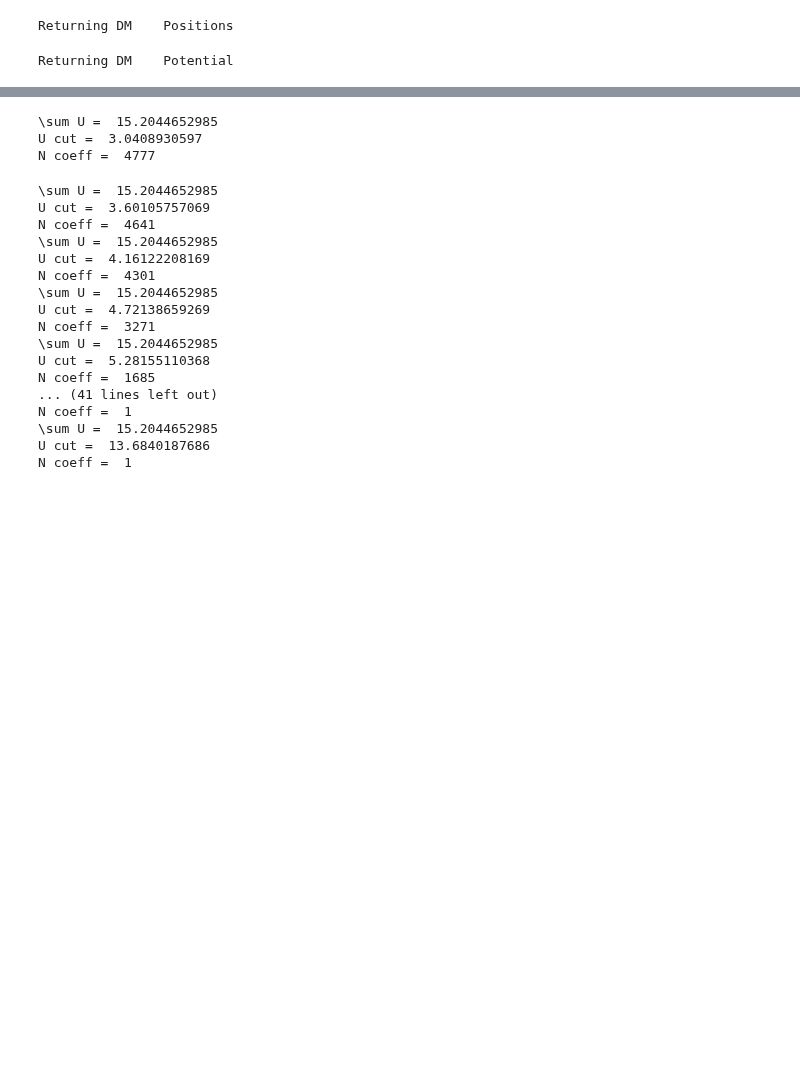
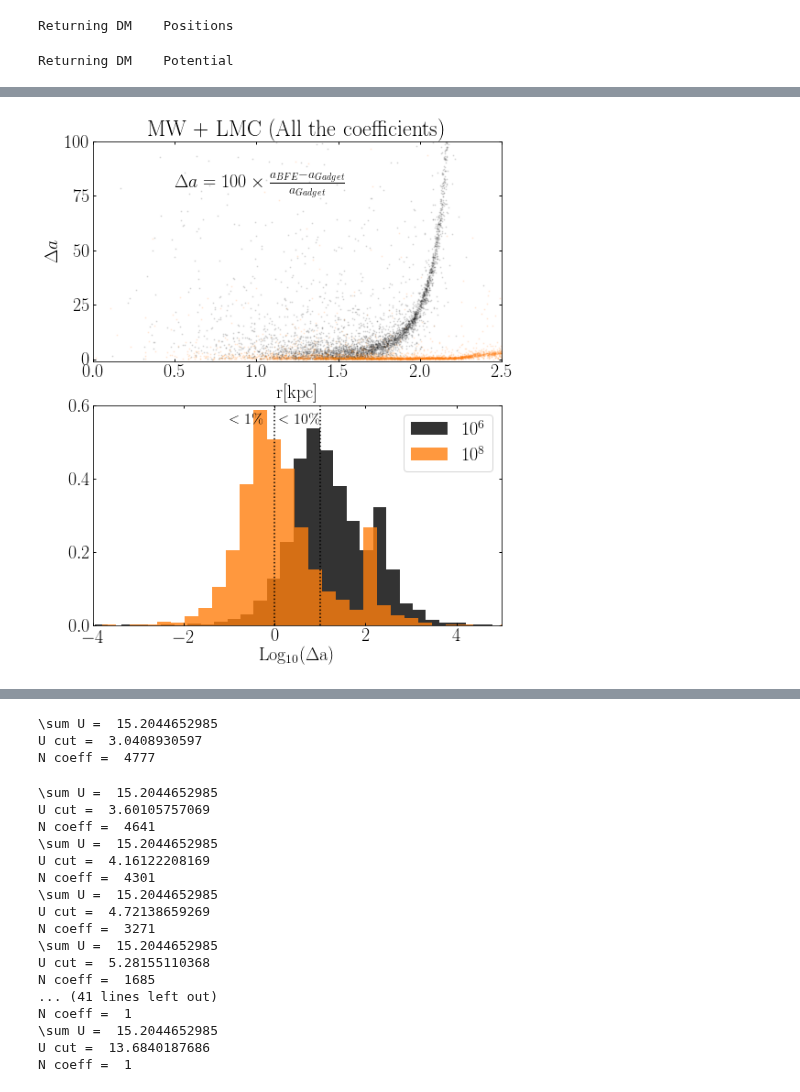
Before and after one commit to jngaravitoc/MW-LMC-SCF, a Jupyter notebook: code/BFE_mwlmc_potential.ipynb, the cells around one changed output, grey strips where cells are left out. Cells and saved outputs as stored; diff of their text form; code cells hidden in the pictures; blank space fills up the shorter version.

Commit message:
mainly acceleration analysis

```diff
--- a/code/BFE_mwlmc_potential.ipynb
+++ b/code/BFE_mwlmc_potential.ipynb
@@ -165,0 +147,2 @@ array([-55686.5390625, -44283.609375 ,  44831.1953125], dtype=float32)
+# %%
+N_rand1 = np.random.randint(0, len(pos_mwlmc5_b1_1e6), 5000)
@@ -165,0 +151,2 @@ array([-55686.5390625, -44283.609375 ,  44831.1953125], dtype=float32)
+# %%
+a_mwlmc_biff_1e6 = biff.gradient(pos_mwlmc5_b1_1e6[N_rand1], S_mwlmc1_6, T_mwlmc_1e6, G=G_gadget, M=1, r_s=r_s_sims)
@@ -198,0 +175,72 @@ for n in range(21):
+# %%
+r_sort = argsort(r_mwlmc5_b1_1e6[N_rand1])
+r_sort2 = argsort(r_mwlmc5_b1_1e8[N_rand2])
+
+figure(figsize=(8, 15))
+
+subplot(3, 1, 1)
+title('MW + LMC (All the coefficients)')
+
+scatter(np.log10(r_mwlmc5_b1_1e6[N_rand1][r_sort]), 100*np.abs(-a_mwlmc_biff_1e6[r_sort,0]-accel_mwlmc5_b1_1e6[N_rand1,0][r_sort])/np.abs(accel_mwlmc5_b1_1e6[N_rand1,0][r_sort]),
+         c='k', alpha=0.1, s=1)
+
+scatter(np.log10(r_mwlmc5_b1_1e8[N_rand2][r_sort2]), 100*np.abs(-a_mwlmc_biff_1e8[r_sort2,0]-acc_mwlmc5_b1_1e8[N_rand2,0][r_sort2])/np.abs(acc_mwlmc5_b1_1e8[N_rand2,0][r_sort2]),
+         c='C1', alpha=0.1, s=1)
+
+
+#scatter(np.log10(r_sims_1e7[N_rand_1e7][r_sort2]), 100*np.abs(-a_mwlmc_biff_1e7[r_sort2,0]-acc_gadget_1e7[N_rand_1e7,0][r_sort2])/np.abs(acc_gadget_1e7[N_rand_1e7,0][r_sort2]),
+#         c='C0', alpha=0.1, s=1)
+
+xlim(0, 2.5)
+ylim(-1, 100)
+
+ylabel('$\Delta a$')
+xlabel('r[kpc]')
+
+text(0.5, 75, r'$\Delta a = 100 \times \frac{a_{BFE} - a_{Gadget}}{a_{Gadget}}$')
+
+
+
+subplot(3, 1, 2)
+h = hist(np.log10(100*np.abs(-a_mwlmc_biff_1e6[r_sort,0]-accel_mwlmc5_b1_1e6[N_rand1,0][r_sort])/np.abs(accel_mwlmc5_b1_1e6[N_rand1,0][r_sort]))
+        , bins=30, color='k', alpha=0.8, label='$10^{6}$', normed=True)
+
+
+h = hist(np.log10(100*np.abs(-a_mwlmc_biff_1e8[r_sort2,0]-acc_mwlmc5_b1_1e8[N_rand2,0][r_sort2])/np.abs(acc_mwlmc5_b1_1e8[N_rand2,0][r_sort2]))
+        , bins=30, color='C1', alpha=0.8, label='$10^{8}$', normed=True)
+
+#h = hist(np.log10(100*np.abs(-a_mwlmc_biff_1e7[r_sort2,0]-acc_gadget_1e7[N_rand_1e7,0][r_sort2])/np.abs(acc_gadget_1e7[N_rand_1e7,0][r_sort2]))
+#        , bins=30, alpha=0.5, label='$10^{7}$', normed=True)
+
+legend()
+axvline(np.log10(1), c='k', ls=':')
+axvline(np.log10(10), c='k', ls=':')
+xlim(-4, 5)
+text(-1, 0.55, r'$<1\%$', fontsize=16)
+text(0.1, 0.55, r'$<10\%$', fontsize=16)
+ylim(0, 0.6)
+xlabel(r'$\rm{Log_{10}}(\Delta a)$')
+
+#subplot(3, 1, 3)
+#
+#text(-3.9, 0.8, '$n=0, l=0, m=0$')
+#h = hist(np.log10(100*np.abs(-a_mwlmc_biff_1e6_000[r_sort,0]-acc_gadget_1e6[N_rand_1e6,0][r_sort])/np.abs(acc_gadget_1e6[N_rand_1e6,0][r_sort]))
+#        , bins=30, alpha=0.8, label='$10^{7}$', normed=True, color='k')
+
+#h = hist(np.log10(100*np.abs(-a_mwlmc_biff_1e7_000[r_sort2,0]-acc_gadget_1e7[N_rand_1e7,0][r_sort2])/np.abs(acc_gadget_1e7[N_rand_1e7,0][r_sort2]))
+#        , bins=30, alpha=0.5, label='$10^{7}$', normed=True)
+
+
+
+#axvline(np.log10(1), c='k', ls=':')
+#axvline(np.log10(10), c='k', ls=':')
+#xlim(-4, 5)
+
+#text(-1, 0.7, r'$<1\%$', fontsize=16)
+#text(0.1, 0.7, r'$<10\%$', fontsize=16)
+
+#xlabel(r'$\rm{Log_{10}}(\Delta a)$')
+savefig('mwlmc_acc.png', bbox_inches='tight')
+savefig('mwlmc_acc.pdf', bbox_inches='tight')
+# %% [output]
+[figure, added]
```
Also changed, not shown: parts of 49 cells of this notebook, 6 other files.
